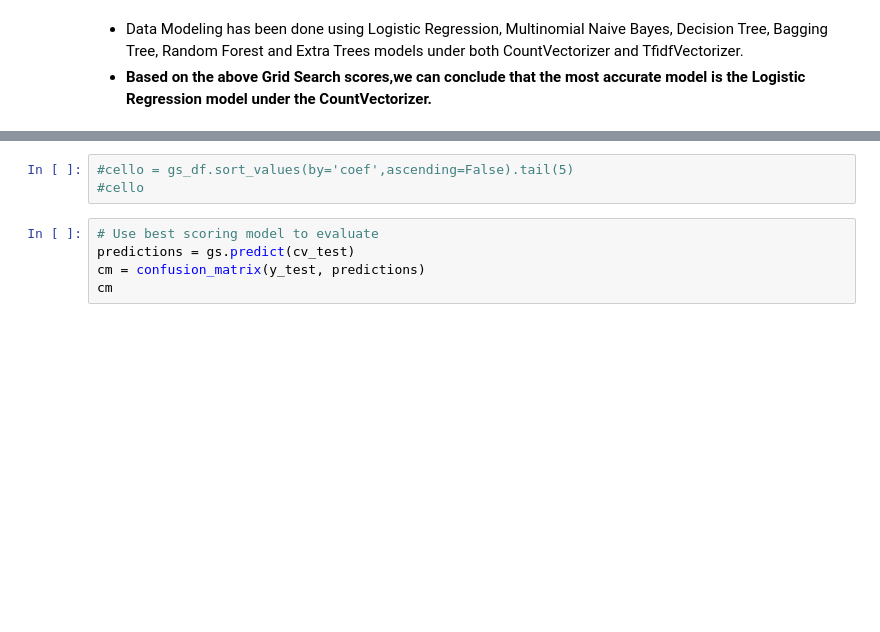
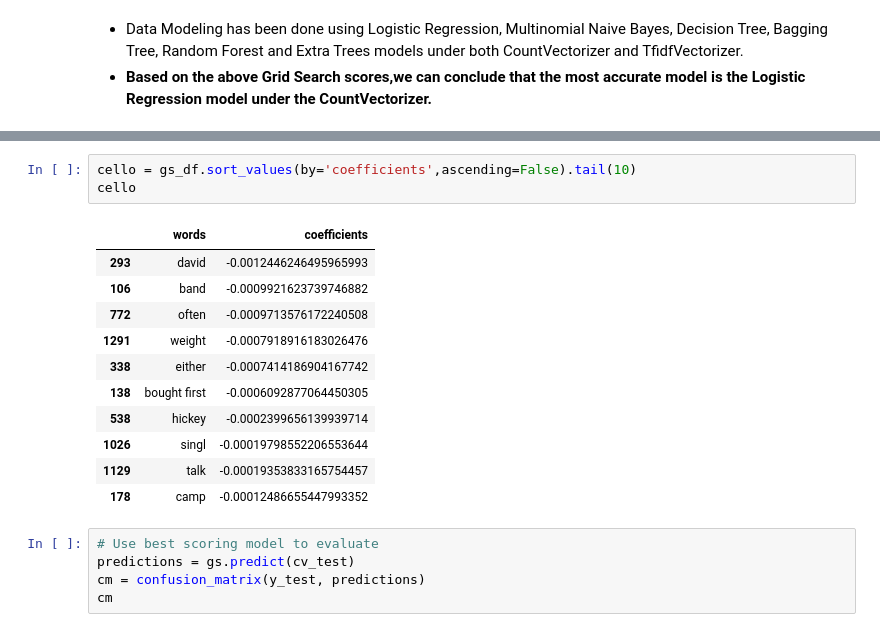
Before and after one commit to vaishnavibrungi/reddit, a Jupyter notebook: code/data_modeling-Copy1.ipynb, the cells around one changed output, grey strips where cells are left out. Cells and saved outputs as stored; diff of their text form; blank space fills up the shorter version.

```diff
--- a/code/data_modeling.ipynb
+++ b/code/data_modeling-Copy1.ipynb
@@ -647,6 +693,18 @@ Best Parameters:{'max_depth': 100, 'n_estimators': 50}
 # %%
-#cello = gs_df.sort_values(by='coef',ascending=False).tail(5)
-#cello
+cello = gs_df.sort_values(by='coefficients',ascending=False).tail(10)
+cello
+# %% [output]
+|  | words | coefficients |
+| 293 | david | -0.0012446246495965993 |
+| 106 | band | -0.0009921623739746882 |
+| 772 | often | -0.0009713576172240508 |
+| 1291 | weight | -0.0007918916183026476 |
+| 338 | either | -0.0007414186904167742 |
+| 138 | bought first | -0.0006092877064450305 |
+| 538 | hickey | -0.0002399656139939714 |
+| 1026 | singl | -0.00019798552206553644 |
+| 1129 | talk | -0.00019353833165754457 |
+| 178 | camp | -0.00012486655447993352 |
 # %%
 # Use best scoring model to evaluate
 predictions = gs.predict(cv_test)
```
Also changed, not shown: parts of 16 cells of this notebook, 2 other files.
